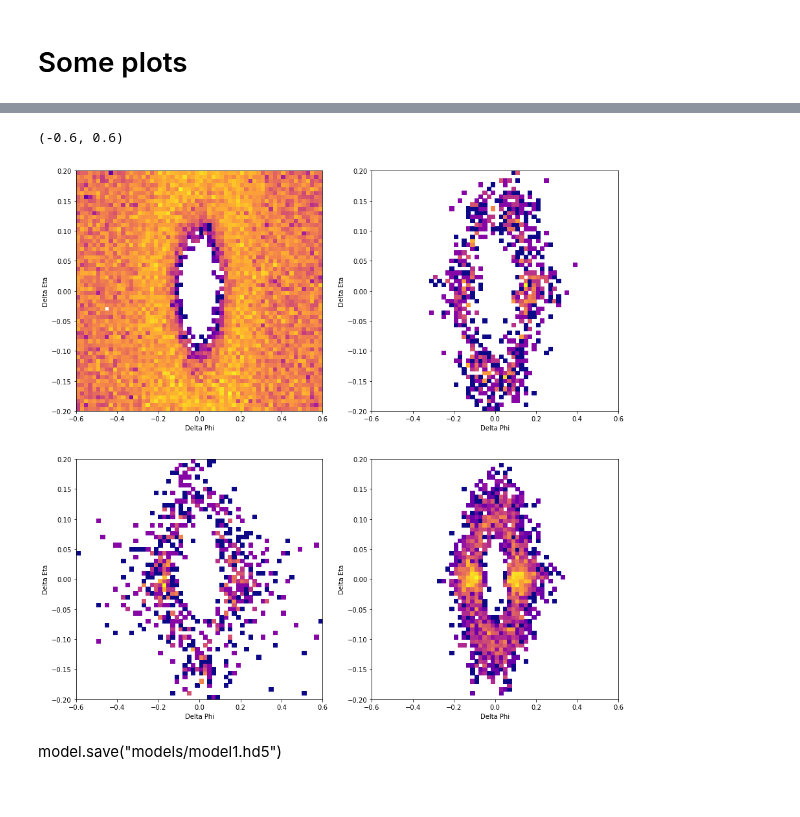
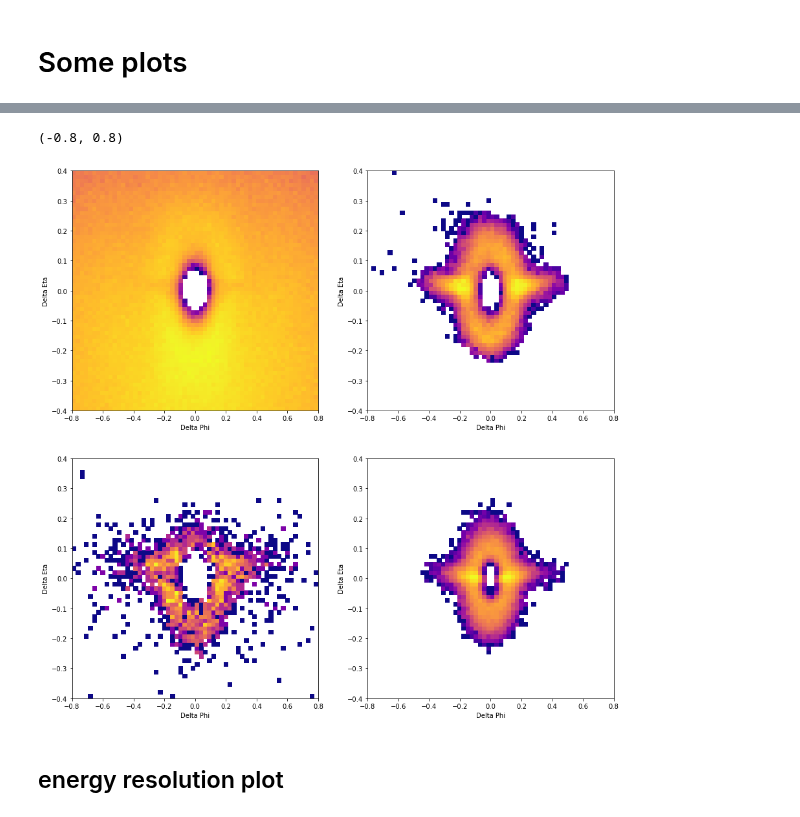
Before and after one commit to valsdav/DeepSuperCluster, a Jupyter notebook: SimpleDNN.ipynb, the cells around one changed output, grey strips where cells are left out. Saved outputs shown, nothing was run; the diff lists cells and outputs as text; code cells hidden in the pictures.

```diff
--- a/SimpleDNN.ipynb
+++ b/SimpleDNN.ipynb
@@ -290,0 +279,3 @@ See the caveats in the documentation: http://pandas.pydata.org/pandas-docs/stabl
+# %%
+from keras.models import load_model
+model = load_model("models/model8_balanced.hd5")
@@ -290,0 +316,5 @@ See the caveats in the documentation: http://pandas.pydata.org/pandas-docs/stabl
+# %%
+data_val["y"] = model.predict(scaler.transform(data_val[cols].values), batch_size=2048)
+
+data_out = data_val[data_val.in_scluster== False]
+data_in = data_val[data_val.in_scluster == True]
@@ -291,5 +353,5 @@ See the caveats in the documentation: http://pandas.pydata.org/pandas-docs/stabl
 # %%
-tr = 0.95
+tr = 0.8
 data_out_0 = data_out[data_out.y < tr]
 data_out_1 = data_out[data_out.y > tr]
 data_in_0 = data_in[data_in.y < tr]
@@ -415,39 +434,40 @@ ax[0][1].set_xlim(-0.6,0.6)
 # %%
 eta_min = 2
 eta_max = 3
+rg = ((-0.8,0.8),(-0.4,0.4))
 nbins = 60
 fig, ax = plt.subplots(2,2, figsize=(15,15))
 ax[0][0].hist2d(data_out_0[ (abs(data_out_0.seed_eta)> eta_min) & (abs(data_out_0.seed_eta)< eta_max) ].cluster_dphi,
                 data_out_0[ (abs(data_out_0.seed_eta)> eta_min) & (abs(data_out_0.seed_eta)< eta_max) ].cluster_deta,
-                density=True, bins=(nbins,nbins), range=((-0.6,0.6),(-0.2,0.2)), cmap="plasma", norm=colors.LogNorm())
+                density=True, bins=(nbins,nbins), range=rg, cmap="plasma", norm=colors.LogNorm())
 ax[0][1].hist2d(data_out_1[ (abs(data_out_1.seed_eta)> eta_min) & (abs(data_out_1.seed_eta)< eta_max) ].cluster_dphi,
                 data_out_1[ (abs(data_out_1.seed_eta)> eta_min) & (abs(data_out_1.seed_eta)< eta_max) ].cluster_deta,
-                density=True, bins=(nbins,nbins), range=((-0.6,0.6),(-0.2,0.2)), cmap="plasma", norm=colors.LogNorm())
+                density=True, bins=(nbins,nbins), range=rg, cmap="plasma", norm=colors.LogNorm())
 ax[1][0].hist2d(data_in_0[ (abs(data_in_0.seed_eta)> eta_min) & (abs(data_in_0.seed_eta)< eta_max) ].cluster_dphi,
                 data_in_0[ (abs(data_in_0.seed_eta)> eta_min) & (abs(data_in_0.seed_eta)< eta_max) ].cluster_deta,
-                density=True, bins=(nbins,nbins), range=((-0.6,0.6),(-0.2,0.2)), cmap="plasma", norm=colors.LogNorm())
+                density=True, bins=(nbins,nbins), range=rg, cmap="plasma", norm=colors.LogNorm())
 ax[1][1].hist2d(data_in_1[ (abs(data_in_1.seed_eta)> eta_min) & (abs(data_in_1.seed_eta)< eta_max) ].cluster_dphi,
                 data_in_1[ (abs(data_in_1.seed_eta)> eta_min) & (abs(data_in_1.seed_eta)< eta_max) ].cluster_deta,
-                density=True, bins=(nbins,nbins), range=((-0.6,0.6),(-0.2,0.2)), cmap="plasma", norm=colors.LogNorm())
+                density=True, bins=(nbins,nbins), range=rg, cmap="plasma", norm=colors.LogNorm())
 ax[0][0].set_ylabel("Delta Eta")
 ax[0][0].set_xlabel("Delta Phi")
 ax[1][0].set_ylabel("Delta Eta")
 ax[1][0].set_xlabel("Delta Phi")
 ax[0][1].set_ylabel("Delta Eta")
 ax[0][1].set_xlabel("Delta Phi")
 ax[1][1].set_ylabel("Delta Eta")
 ax[1][1].set_xlabel("Delta Phi")
 
-ax[1][0].set_ylim(-0.2, 0.2)
-ax[1][0].set_xlim(-0.6,0.6)
-ax[0][0].set_ylim(-0.2, 0.2)
-ax[0][0].set_xlim(-0.6,0.6)
-ax[1][1].set_ylim(-0.2, 0.2)
-ax[1][1].set_xlim(-0.6,0.6)
-ax[0][1].set_ylim(-0.2, 0.2)
-ax[0][1].set_xlim(-0.6,0.6)
+ax[1][0].set_ylim(-0.4, 0.4)
+ax[1][0].set_xlim(-0.8,0.8)
+ax[0][0].set_ylim(-0.4, 0.4)
+ax[0][0].set_xlim(-0.8,0.8)
+ax[1][1].set_ylim(-0.4, 0.4)
+ax[1][1].set_xlim(-0.8,0.8)
+ax[0][1].set_ylim(-0.4, 0.4)
+ax[0][1].set_xlim(-0.8,0.8)
 # %% [output]
-(-0.6, 0.6)
+(-0.8, 0.8)
-[figure, old version]
+[figure, new version]
-# %% [markdown]
-model.save("models/model1.hd5")
+# %% [markdown]
+## energy resolution plot
```
Also changed, not shown: parts of 38 cells of this notebook, 2 other files.
